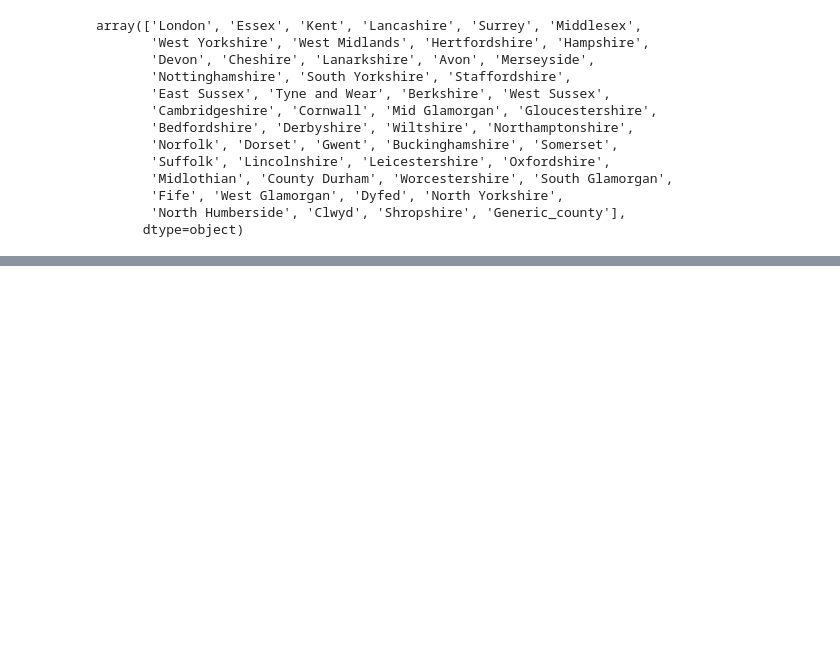
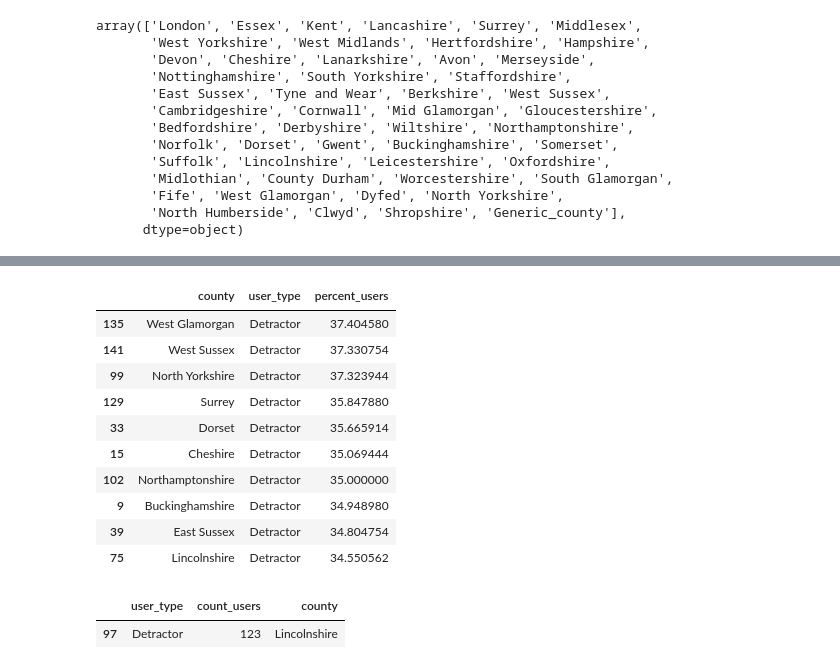
Before and after one commit to giacman/mybuilder_tech-task, a Jupyter notebook: tech_task.ipynb, the cells around one changed output, grey strips where cells are left out. Saved outputs shown, nothing was run; the diff lists cells and outputs as text; code cells hidden in the pictures; blank space fills up the shorter version.

```diff
--- a/tech_task.ipynb
+++ b/tech_task.ipynb
@@ -263,0 +266,22 @@ counties_pcts[counties_pcts['user_rank'] == 'Detractor'].sort_values(by = ['perc
+# %%
+top_10_detractor_counties = counties_pcts[counties_pcts['user_type'] == 'Detractor'].sort_values(by = ['percent_users'], ascending=False).head(10)
+# %%
+top_10_detractor_counties
+# %% [output]
+|  | county | user_type | percent_users |
+| 135 | West Glamorgan | Detractor | 37.404580 |
+| 141 | West Sussex | Detractor | 37.330754 |
+| 99 | North Yorkshire | Detractor | 37.323944 |
+| 129 | Surrey | Detractor | 35.847880 |
+| 33 | Dorset | Detractor | 35.665914 |
+| 15 | Cheshire | Detractor | 35.069444 |
+| 102 | Northamptonshire | Detractor | 35.000000 |
+| 9 | Buckinghamshire | Detractor | 34.948980 |
+| 39 | East Sussex | Detractor | 34.804754 |
+| 75 | Lincolnshire | Detractor | 34.550562 |
+# %%
+#top_10_detractor_counties_data =
+data_2[(data_2['user_type']=='Detractor') & (data_2['county'] == "Lincolnshire")]
+# %% [output]
+|  | user_type | count_users | county |
+| 97 | Detractor | 123 | Lincolnshire |
```
Also changed, not shown: parts of 16 cells of this notebook.
